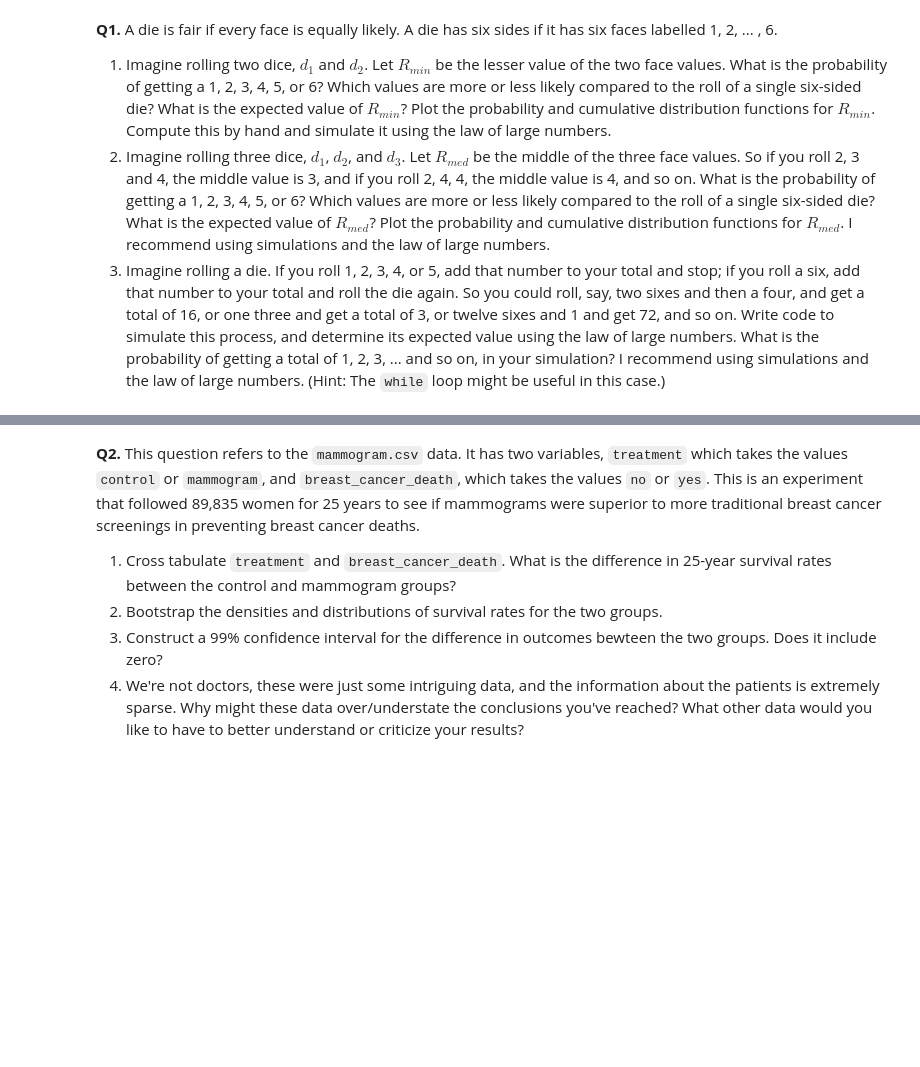
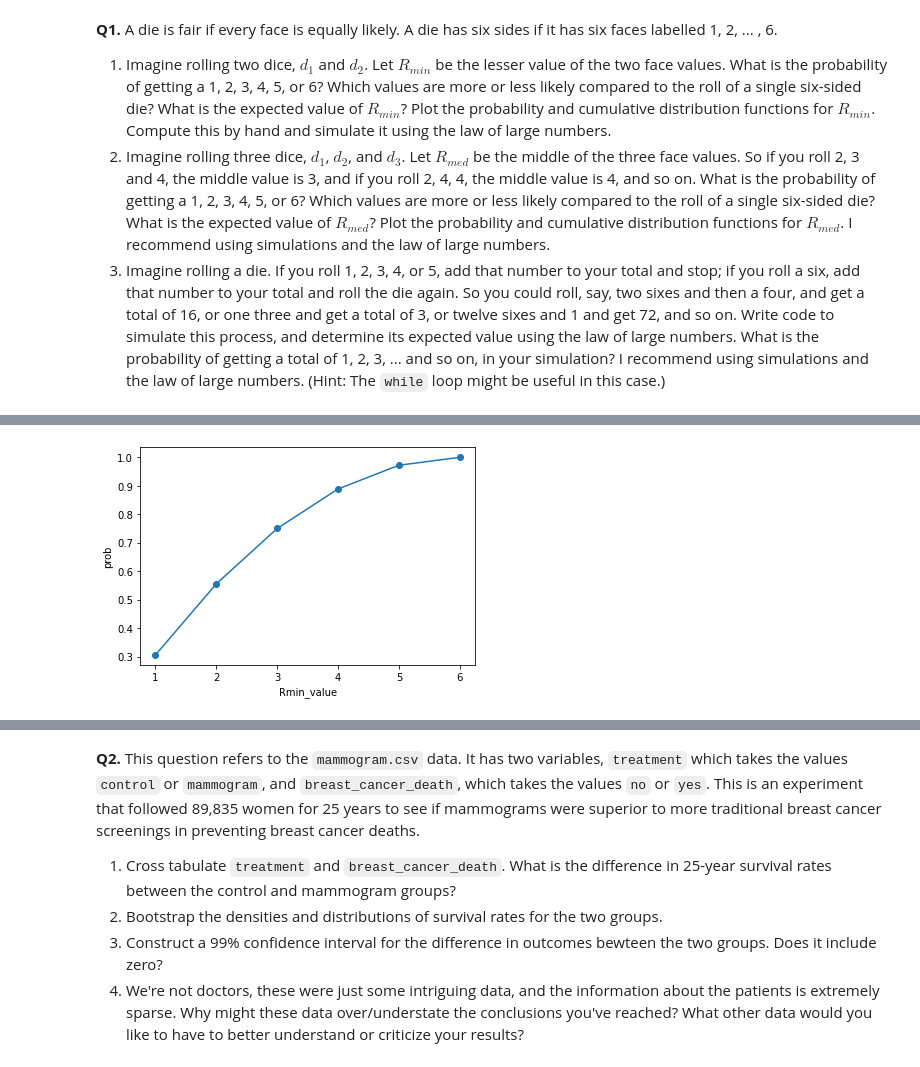
Before and after one commit to chc3fa/the_bootstrap, a Jupyter notebook: assignment_5.ipynb, the cells around one changed output, grey strips where cells are left out. Drawn from its saved outputs; the diff is of its cells as text; code cells hidden in the pictures; blank space fills up the shorter version.

```diff
--- a/assignment_5.ipynb
+++ b/assignment_5.ipynb
@@ -13,0 +14,89 @@
+# %%
+#1.1
+import pandas as pd
+import numpy as np
+import matplotlib.pyplot as plt
+import seaborn as sns
+
+D = [1,2,3,4,5,6]
+pr = np.zeros(6)
+
+for i in range(6):
+    for j in range(6):
+        min_die = D[i] if D[i] <= D[j] else D[j]
+        pr[min_die-1] += (1 / 36)
+
+cr = np.cumsum(pr)
+print(cr)
+
+plt.scatter(D,cr)
+plt.plot(D,cr)
+plt.ylabel("prob")
+plt.xlabel("Rmin_value")
+plt.show()
+
+D2 = np.array([1,2,3,4,5,6])
+d1 = np.random.choice(D, size=2000)
+d2 = np.random.choice(D, size=2000)
+min_die2 = [ min([d1[i], d2[i]]) for i in range(2000) ]
+
+ecdf = np.zeros(6)
+for i in range(6):
+    ecdf[i] = (1/2000)*np.sum( min_die2 <= D2[i] )
+
+plt.scatter(D2,ecdf,label='ECDF')
+plt.plot(D2,ecdf,label='ECDF',color="orange")
+plt.show()
+
+
+#1.2
+d1 = np.random.choice(D2, size=2000)
+d2 = np.random.choice(D2, size=2000)
+d3 = np.random.choice(D2, size=2000)
+mid_die = [ int(np.median([d1[i], d2[i], d3[i]])) for i in range(2000) ]
+
+calculated_mid = np.sum(mid_die)/2000
+print('Expected middle: ', calculated_mid)
+#Expected for the middle die around 3.5, which makes sense
+#as values like 3 or 4 are statistically in the middle of values
+# in 6 possiblilities.
+
+
+ecdf = np.zeros(6)
+single = np.zeros(6)
+for i in range(6):
+    ecdf[i] = (1/2000)*np.sum( mid_die <= D2[i] )
+    single[i] = (1/2000)*np.sum( d1 <= D2[i] )
+
+plt.scatter(D2,ecdf,label='Median')
+plt.plot(D2,ecdf,label='Median')
+plt.scatter(D2,single,label='Single')
+plt.plot(D2,single,label='Single')
+plt.ylabel("probability")
+plt.show()
+
+
+#1.3
+simulations = []
+for i in range(20000):
+    rolling = True
+    total = 0
+    while rolling:
+        num = np.random.choice(D2, size=1)
+        total += num
+        if num <= 5:
+            rolling = False
+            simulations.append(int(total[0]))
+
+results = pd.DataFrame(simulations)
+
+print(results.describe())
+
+sns.histplot(results)
+plt.show()
+
+sns.ecdfplot(results)
+plt.show()
+
+#probability of getting a low number is very high since rolling 1 6 or especially consecutive 6's is low.
+# %% [output]
@@ -13,0 +104 @@
+[figure, added]
```
Also changed, not shown: parts of 3 cells of this notebook.
